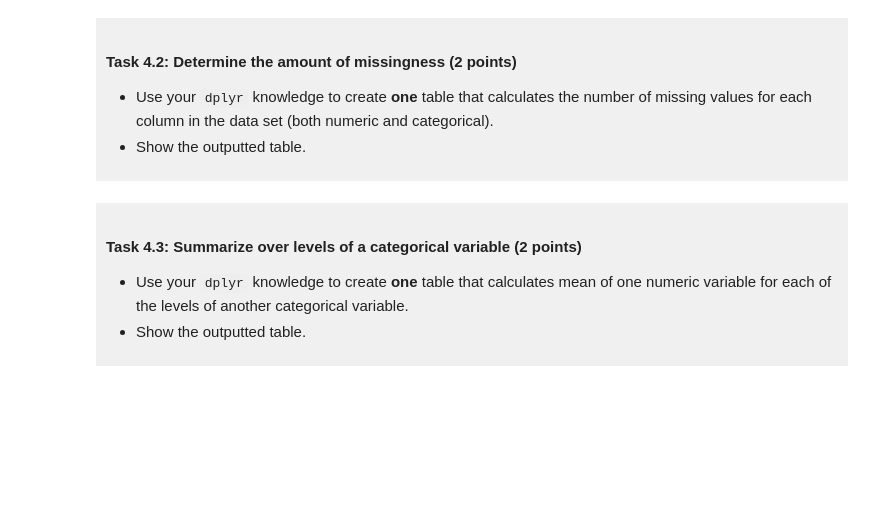
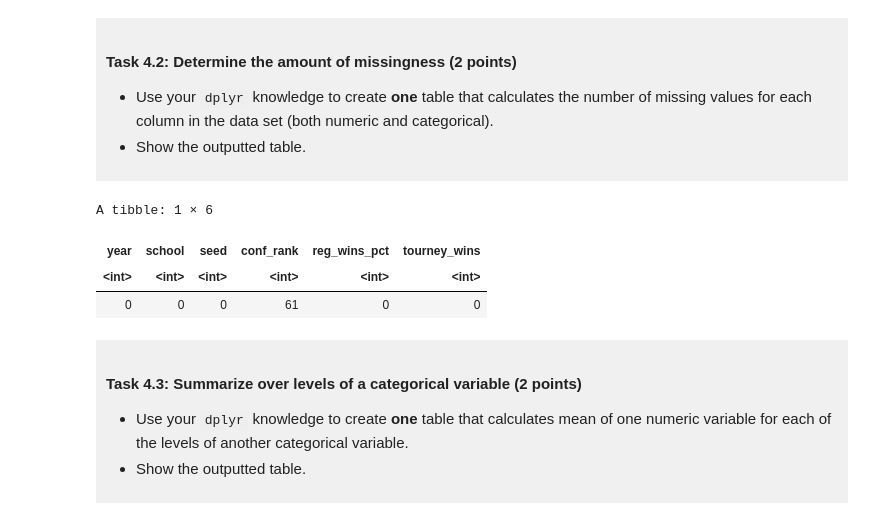
Before and after one commit to Ewan-Magus/dsci-100-project-ewan-magus, a Jupyter notebook: dsci-100-project-notebook.ipynb, the cells around one changed output. Cells and saved outputs as stored; diff of their text form; code cells hidden in the pictures; blank space fills up the shorter version.

```diff
--- a/dsci-100-project-notebook.ipynb
+++ b/dsci-100-project-notebook.ipynb
@@ -290,7 +313,21 @@ You will refine your research question (if needed) and produce a tidy data set.
 - Show the outputted table.
 </div>
 # %%
-### EDIT THIS CODE CELL ###
+#Calculates the number of missing values for each collumn in the dataset
+missing_mm_values <- march_madness_tidy |>
+    summarize(
+            year = sum(is.na(year)),
+            school = sum(is.na(school)),
+            seed = sum(is.na(seed)),
+            conf_rank = sum(is.na(conf_rank)),
+            reg_wins_pct = sum(is.na(reg_wins_pct)),
+            tourney_wins = sum(is.na(tourney_wins)))
+missing_mm_values
+# %% [output]
+A tibble: 1 × 6
+| year | school | seed | conf_rank | reg_wins_pct | tourney_wins |
+| <int> | <int> | <int> | <int> | <int> | <int> |
+| 0 | 0 | 0 | 61 | 0 | 0 |
 # %% [markdown]
 <div style="background-color: #f0f0f0; padding: 10px;">
 
```
Also changed, not shown: parts of 1 cell of this notebook.
